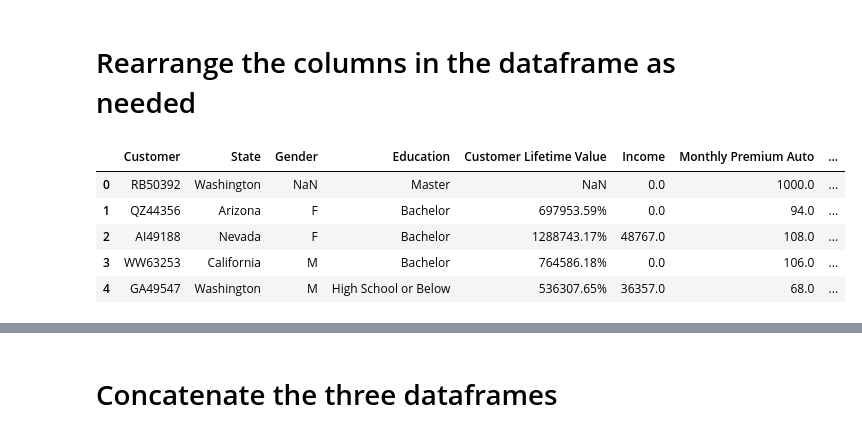
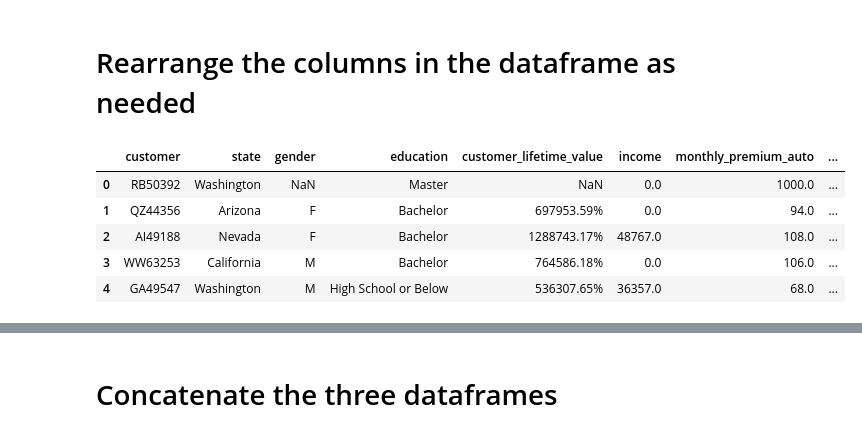
Before and after one commit to dongspark/lab-customer-analysis-round-1, a Jupyter notebook: lab-solution.ipynb, the cells around one changed output, grey strips where cells are left out. Saved outputs shown, nothing was run; the diff lists cells and outputs as text; code cells hidden in the pictures.

```diff
--- a/lab-solution.ipynb
+++ b/lab-solution.ipynb
@@ -52,4 +26,11 @@ Index(['Customer', 'ST', 'GENDER', 'Education', 'Customer Lifetime Value',
        'Income', 'Monthly Premium Auto', 'Number of Open Complaints',
        'Policy Type', 'Vehicle Class', 'Total Claim Amount'],
       dtype='object')
+# %%
+df11=df1.copy()
+cols = []
+for column in df11.columns:
+    cols.append(column.lower())
+df11.columns = cols
+df11 = df11.rename(columns={'st':'state'})
 # %%
@@ -87,0 +43,7 @@ Index(['Customer', 'State', 'Gender', 'Education', 'Customer Lifetime Value',
+# %%
+def standerlize(x):
+    if ( ' ' in x ):
+        x = x.replace(" ","_")
+    return x
+df11.columns = df11.columns.to_series().apply(standerlize)
+df11.columns.unique()
@@ -100,7 +94,17 @@ df3=df3[['Customer', 'State', 'Gender', 'Education', 'Customer Lifetime Value',
+# %%
+df11=df11[['customer', 'state', 'gender', 'education', 'customer_lifetime_value',
+       'income', 'monthly_premium_auto', 'number_of_open_complaints',
+       'total_claim_amount', 'policy_type', 'vehicle_class']]
+df22=df22[['customer', 'state', 'gender', 'education', 'customer_lifetime_value',
+       'income', 'monthly_premium_auto', 'number_of_open_complaints',
+       'total_claim_amount', 'policy_type', 'vehicle_class']]
+df33=df33[['customer', 'state', 'gender', 'education', 'customer_lifetime_value',
+       'income', 'monthly_premium_auto', 'number_of_open_complaints',
+       'total_claim_amount', 'policy_type', 'vehicle_class']]
 # %%
-df1.head()
+df11.head()
 # %% [output]
-|  | Customer | State | Gender | Education | Customer Lifetime Value | Income | Monthly Premium Auto | ... |
+|  | customer | state | gender | education | customer_lifetime_value | income | monthly_premium_auto | ... |
 | 0 | RB50392 | Washington | NaN | Master | NaN | 0.0 | 1000.0 | ... |
 | 1 | QZ44356 | Arizona | F | Bachelor | 697953.59% | 0.0 | 94.0 | ... |
 | 2 | AI49188 | Nevada | F | Bachelor | 1288743.17% | 48767.0 | 108.0 | ... |
```
Also changed, not shown: parts of 41 cells of this notebook.
